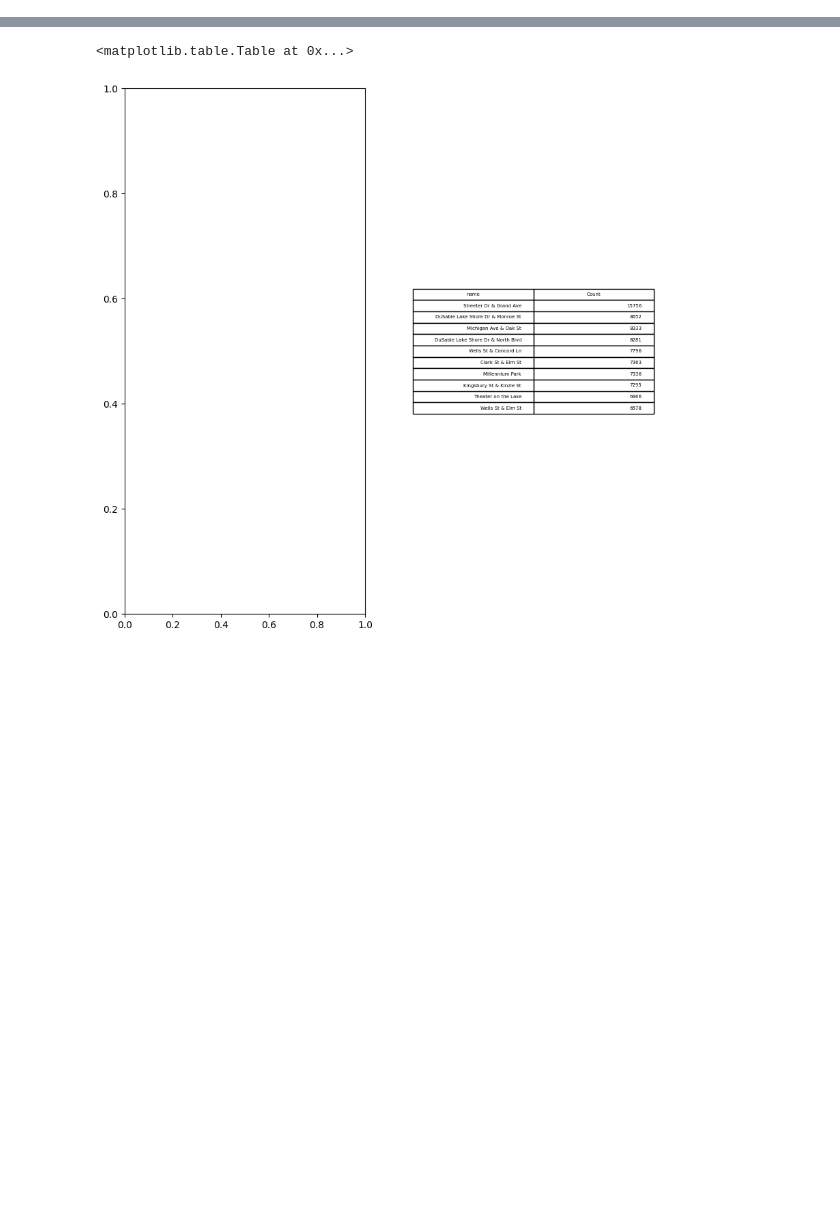
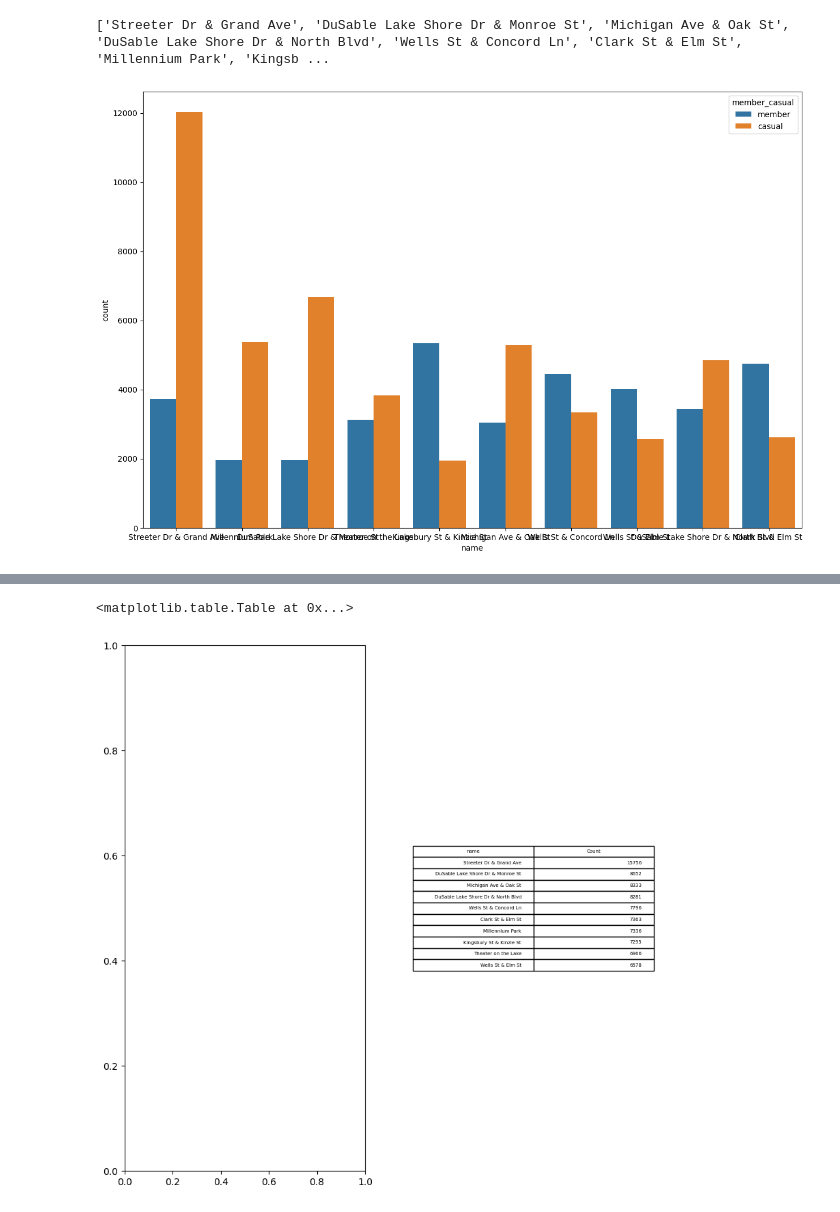
Before and after one commit to andyguo0228/bike_share_python, a Jupyter notebook: side_book copy.ipynb, the cells around one changed output, grey strips where cells are left out. Saved outputs shown, nothing was run; the diff lists cells and outputs as text; code cells hidden in the pictures; blank space fills up the shorter version.

```diff
--- a/side_book copy.ipynb
+++ b/side_book copy.ipynb
@@ -283,0 +201,4 @@ gdf.head(5)
+# %%
+x = top_stations.groupby(['name', 'member_casual']).size()
+x = x.groupby('name').sum().sort_values(ascending=False)
+x
@@ -283,0 +219,17 @@ gdf.head(5)
+# %%
+ab = []
+for l in x.index:
+    ab.append(l)
+
+print(ab)
+# %% [output]
+['Streeter Dr & Grand Ave', 'DuSable Lake Shore Dr & Monroe St', 'Michigan Ave & Oak St', 'DuSable Lake Shore Dr & North Blvd', 'Wells St & Concord Ln', 'Clark St & Elm St', 'Millennium Park', 'Kingsb ...
+# %%
+plot_data = top_stations[top_stations['name'].isin(ab)]
+# %%
+
+plt.figure(figsize=(15, 10))
+sns.countplot(data=plot_data, x='name', hue='member_casual')
+plt.show()
+# %% [output]
+[figure, added]
```
Also changed, not shown: parts of 43 cells of this notebook.
